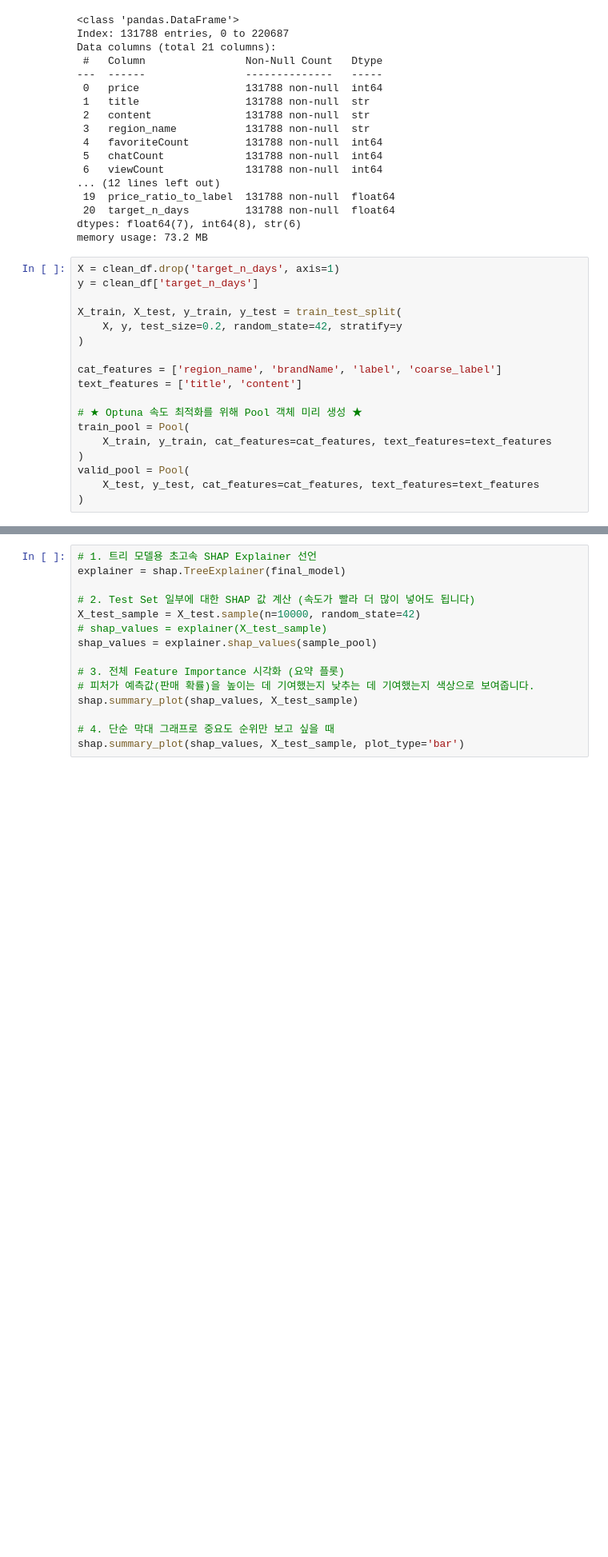
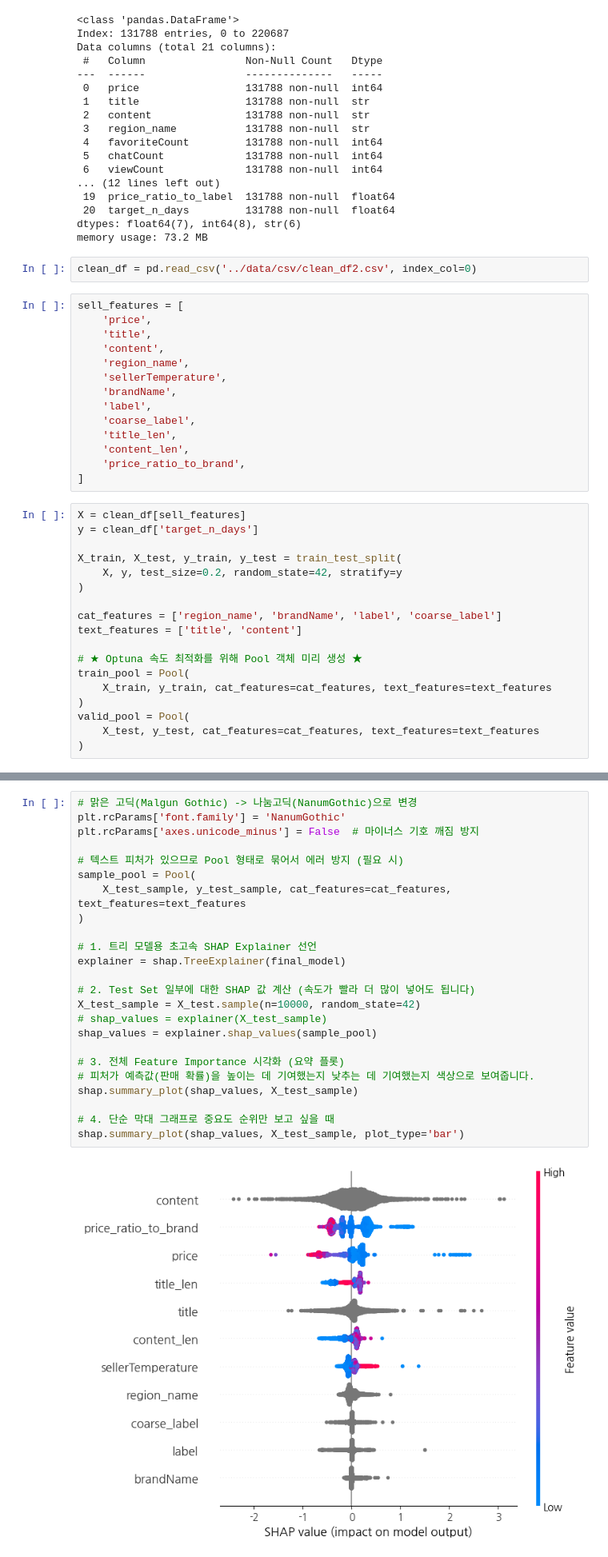
Before and after one commit to PotenUP3-02-Daangn-Marke/pj02_Daangn-marke, a Jupyter notebook: notebooks/daangn-feature-engineering1.ipynb, the cells around one changed output, grey strips where cells are left out. Shown at 80% size. Cells and saved outputs as stored; diff of their text form; blank space fills up the shorter version.

```diff
--- a/notebooks/daangn-feature-engineering1.ipynb
+++ b/notebooks/daangn-feature-engineering1.ipynb
@@ -194,8 +195,24 @@ Data columns (total 21 columns):
  20  target_n_days         131788 non-null  float64
 dtypes: float64(7), int64(8), str(6)
 memory usage: 73.2 MB
+# %%
+clean_df = pd.read_csv('../data/csv/clean_df2.csv', index_col=0)
+# %%
+sell_features = [
+    'price',
+    'title',
+    'content',
+    'region_name',
+    'sellerTemperature',
+    'brandName',
+    'label',
+    'coarse_label',
+    'title_len',
+    'content_len',
+    'price_ratio_to_brand',
+]
 # %%
-X = clean_df.drop('target_n_days', axis=1)
+X = clean_df[sell_features]
 y = clean_df['target_n_days']
 
 X_train, X_test, y_train, y_test = train_test_split(
@@ -355,15 +491,26 @@ KeyboardInterrupt:
 # %%
+# 맑은 고딕(Malgun Gothic) -> 나눔고딕(NanumGothic)으로 변경
+plt.rcParams['font.family'] = 'NanumGothic'
+plt.rcParams['axes.unicode_minus'] = False  # 마이너스 기호 깨짐 방지
+
+# 텍스트 피처가 있으므로 Pool 형태로 묶어서 에러 방지 (필요 시)
+sample_pool = Pool(
+    X_test_sample, y_test_sample, cat_features=cat_features, text_features=text_features
+)
+
 # 1. 트리 모델용 초고속 SHAP Explainer 선언
 explainer = shap.TreeExplainer(final_model)
 
 # 2. Test Set 일부에 대한 SHAP 값 계산 (속도가 빨라 더 많이 넣어도 됩니다)
 X_test_sample = X_test.sample(n=10000, random_state=42)
 # shap_values = explainer(X_test_sample)
 shap_values = explainer.shap_values(sample_pool)
 
 # 3. 전체 Feature Importance 시각화 (요약 플롯)
 # 피처가 예측값(판매 확률)을 높이는 데 기여했는지 낮추는 데 기여했는지 색상으로 보여줍니다.
 shap.summary_plot(shap_values, X_test_sample)
 
 # 4. 단순 막대 그래프로 중요도 순위만 보고 싶을 때
 shap.summary_plot(shap_values, X_test_sample, plot_type='bar')
+# %% [output]
+[figure, added]
```
Also changed, not shown: parts of 8 cells of this notebook, 4 other files.
